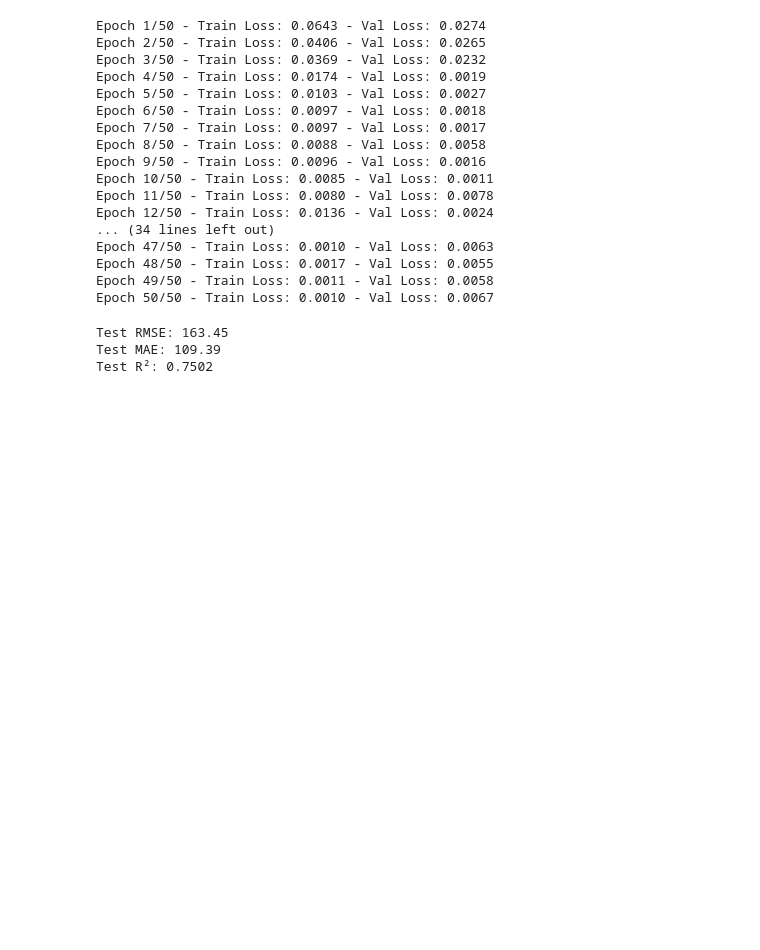
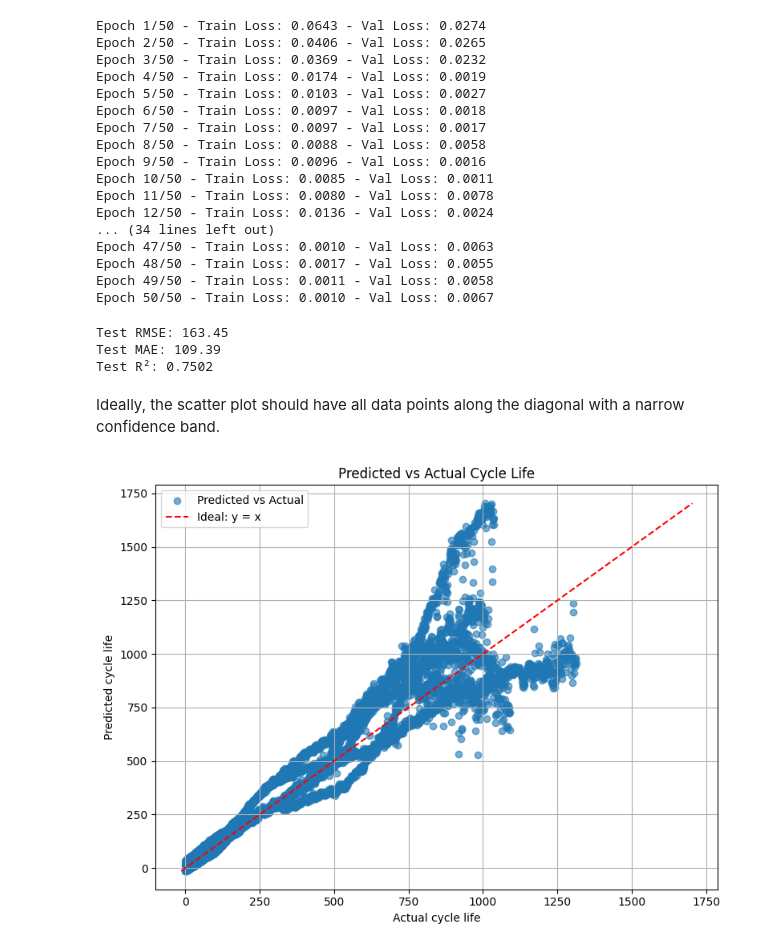
Before and after one commit to buchbindern/MathworksInPython, a Jupyter notebook: BatteryDeepLearning.ipynb, the cells around one changed output. Drawn from its saved outputs; the diff is of its cells as text; code cells hidden in the pictures; blank space fills up the shorter version.

Commit message:
plot

```diff
--- a/BatteryDeepLearning.ipynb
+++ b/BatteryDeepLearning.ipynb
@@ -450,3 +461,25 @@ print(f"Test R²: {r2:.4f}")
 Test RMSE: 163.45
 Test MAE: 109.39
 Test R²: 0.7502
+# %% [markdown]
+Ideally, the scatter plot should have all data points along the diagonal with a narrow confidence band.
+# %%
+import matplotlib.pyplot as plt
+
+plt.figure(figsize=(8, 6))
+plt.scatter(test_true_rescaled, test_preds_rescaled, alpha=0.6, label="Predicted vs Actual")
+
+# Plot reference line: y = x
+min_val = min(test_true_rescaled.min(), test_preds_rescaled.min())
+max_val = max(test_true_rescaled.max(), test_preds_rescaled.max())
+plt.plot([min_val, max_val], [min_val, max_val], color='red', linestyle='--', label='Ideal: y = x')
+
+plt.title("Predicted vs Actual Cycle Life")
+plt.xlabel("Actual cycle life")
+plt.ylabel("Predicted cycle life")
+plt.legend()
+plt.grid(True)
+plt.tight_layout()
+plt.show()
+# %% [output]
+[figure, added]
```
Also changed, not shown: parts of 1 cell of this notebook.
